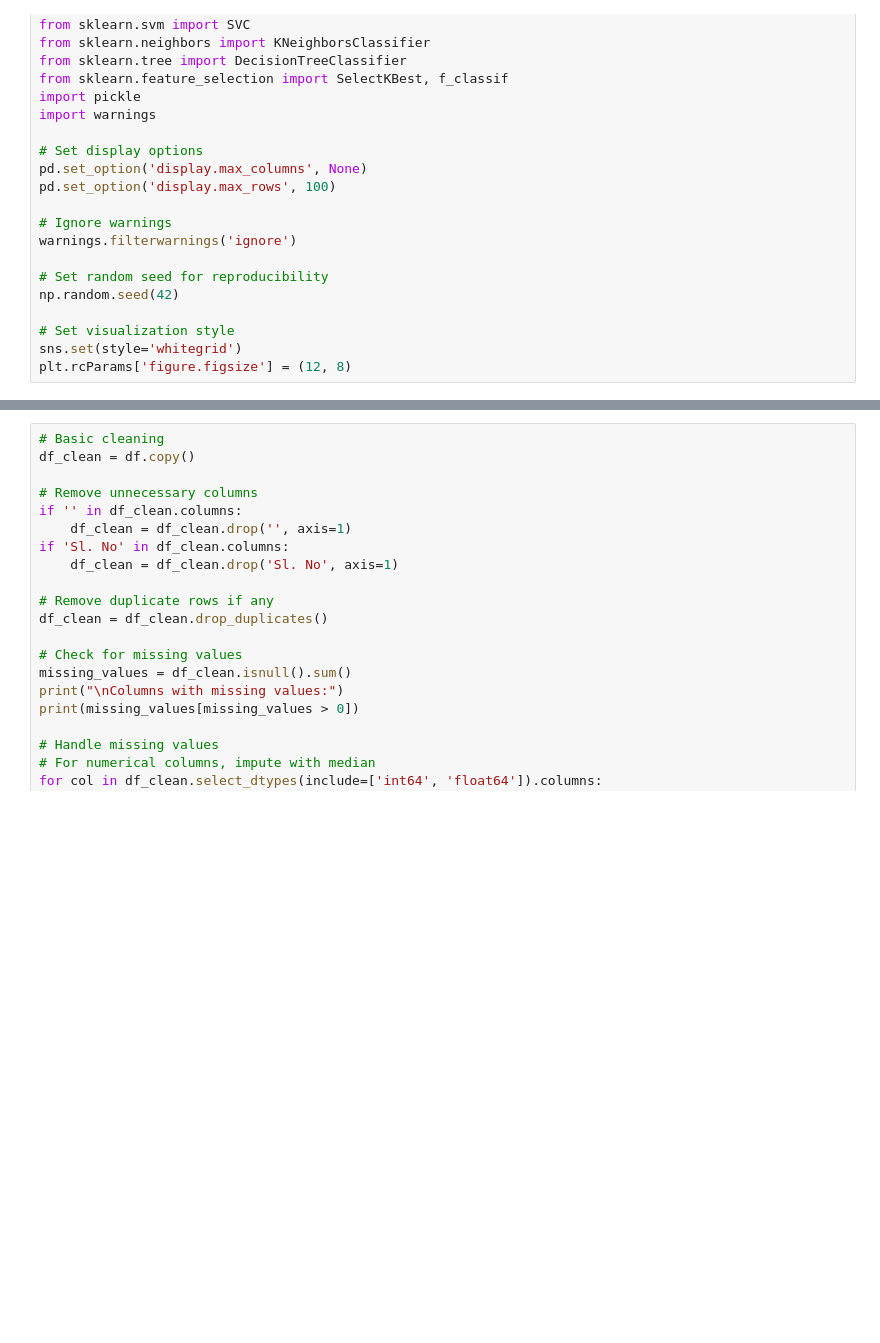
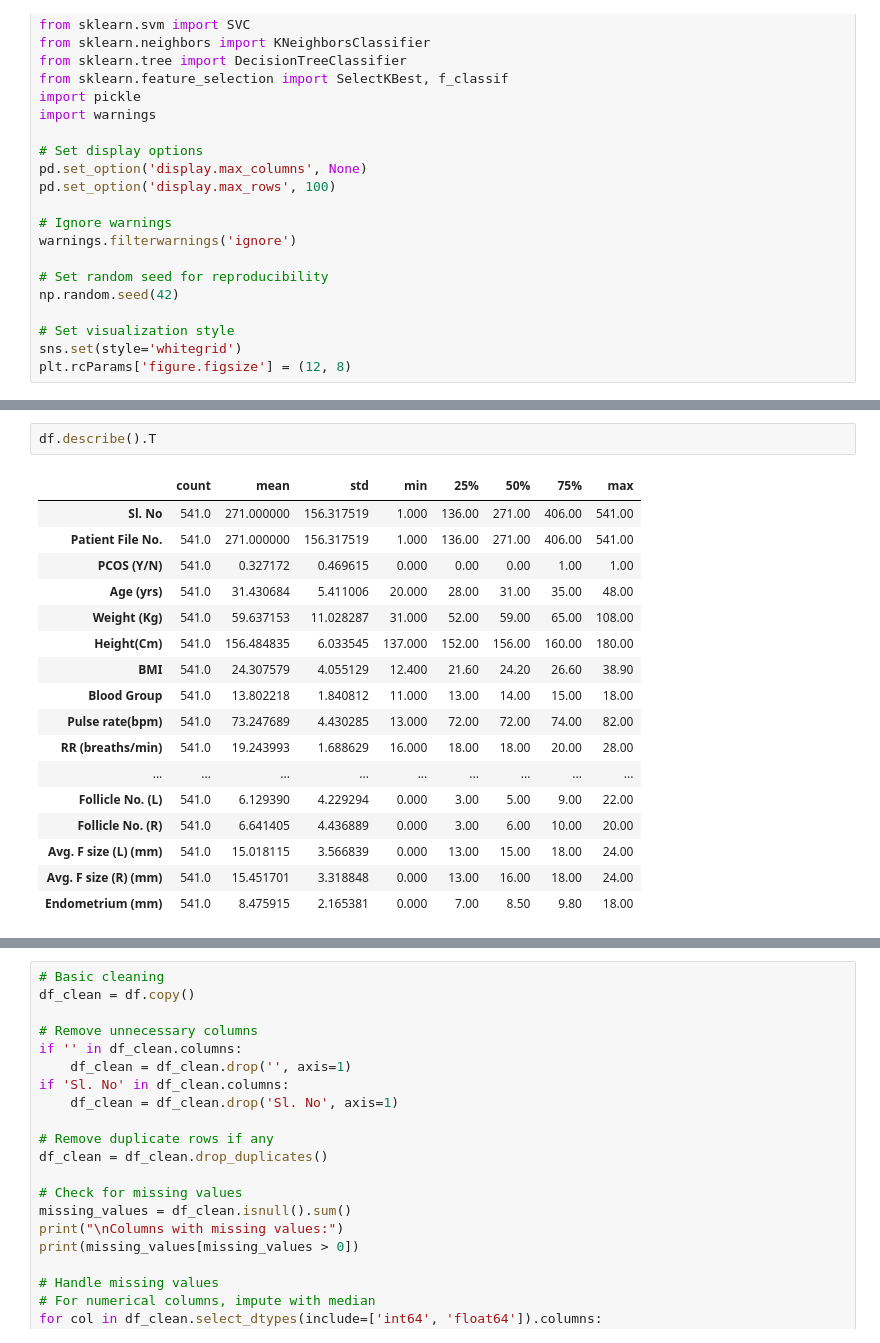
Before and after one commit to ktiking/PCOS_detection, a Jupyter notebook: model/pcos_notebook.ipynb, the cells around one changed output, grey strips where cells are left out. Drawn from its saved outputs; the diff is of its cells as text; blank space fills up the shorter version.

```diff
--- a/model/pcos_notebook.ipynb
+++ b/model/pcos_notebook.ipynb
@@ -74,0 +112,20 @@ Dataset Shape: (541, 45)
+# %%
+df.describe().T
+# %% [output]
+|  | count | mean | std | min | 25% | 50% | 75% | max |
+| Sl. No | 541.0 | 271.000000 | 156.317519 | 1.000 | 136.00 | 271.00 | 406.00 | 541.00 |
+| Patient File No. | 541.0 | 271.000000 | 156.317519 | 1.000 | 136.00 | 271.00 | 406.00 | 541.00 |
+| PCOS (Y/N) | 541.0 | 0.327172 | 0.469615 | 0.000 | 0.00 | 0.00 | 1.00 | 1.00 |
+| Age (yrs) | 541.0 | 31.430684 | 5.411006 | 20.000 | 28.00 | 31.00 | 35.00 | 48.00 |
+| Weight (Kg) | 541.0 | 59.637153 | 11.028287 | 31.000 | 52.00 | 59.00 | 65.00 | 108.00 |
+| Height(Cm) | 541.0 | 156.484835 | 6.033545 | 137.000 | 152.00 | 156.00 | 160.00 | 180.00 |
+| BMI | 541.0 | 24.307579 | 4.055129 | 12.400 | 21.60 | 24.20 | 26.60 | 38.90 |
+| Blood Group | 541.0 | 13.802218 | 1.840812 | 11.000 | 13.00 | 14.00 | 15.00 | 18.00 |
+| Pulse rate(bpm) | 541.0 | 73.247689 | 4.430285 | 13.000 | 72.00 | 72.00 | 74.00 | 82.00 |
+| RR (breaths/min) | 541.0 | 19.243993 | 1.688629 | 16.000 | 18.00 | 18.00 | 20.00 | 28.00 |
+| ... | ... | ... | ... | ... | ... | ... | ... | ... |
+| Follicle No. (L) | 541.0 | 6.129390 | 4.229294 | 0.000 | 3.00 | 5.00 | 9.00 | 22.00 |
+| Follicle No. (R) | 541.0 | 6.641405 | 4.436889 | 0.000 | 3.00 | 6.00 | 10.00 | 20.00 |
+| Avg. F size (L) (mm) | 541.0 | 15.018115 | 3.566839 | 0.000 | 13.00 | 15.00 | 18.00 | 24.00 |
+| Avg. F size (R) (mm) | 541.0 | 15.451701 | 3.318848 | 0.000 | 13.00 | 16.00 | 18.00 | 24.00 |
+| Endometrium (mm) | 541.0 | 8.475915 | 2.165381 | 0.000 | 7.00 | 8.50 | 9.80 | 18.00 |
```
Also changed, not shown: parts of 25 cells of this notebook, 3 other files.
